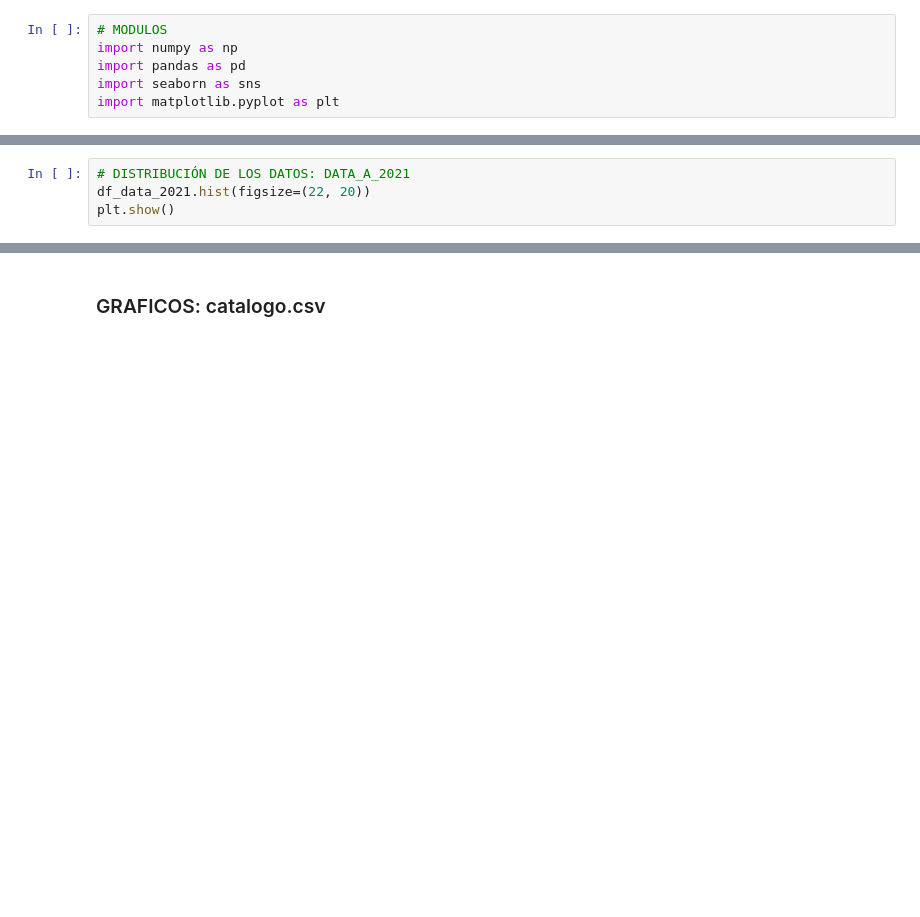
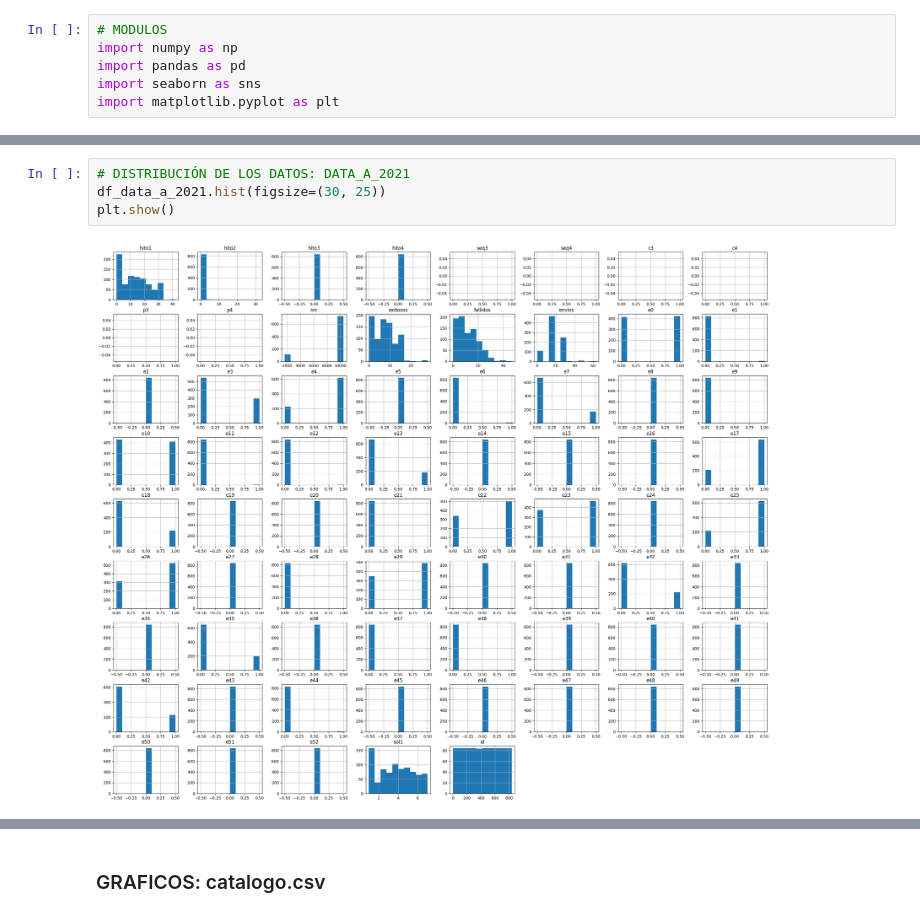
Before and after one commit to edgar-ramxs/RecSysUnab, a Jupyter notebook: RecSysUnab.ipynb, the cells around one changed output, grey strips where cells are left out. Drawn from its saved outputs; the diff is of its cells as text; blank space fills up the shorter version.

```diff
--- a/RecSysUnab.ipynb
+++ b/RecSysUnab.ipynb
@@ -255,4 +449,6 @@ plt.show()
 # %%
 # DISTRIBUCIÓN DE LOS DATOS: DATA_A_2021
-df_data_2021.hist(figsize=(22, 20))
+df_data_a_2021.hist(figsize=(30, 25))
 plt.show()
+# %% [output]
+[figure, added]
```
Also changed, not shown: parts of 69 cells of this notebook, 10 other files.
